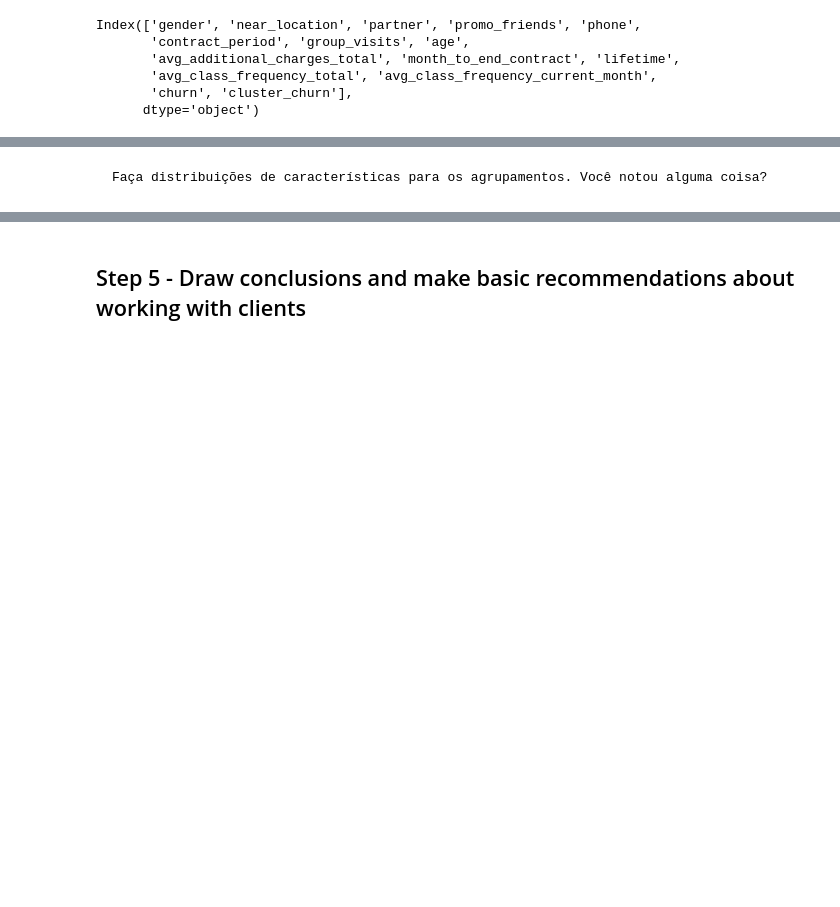
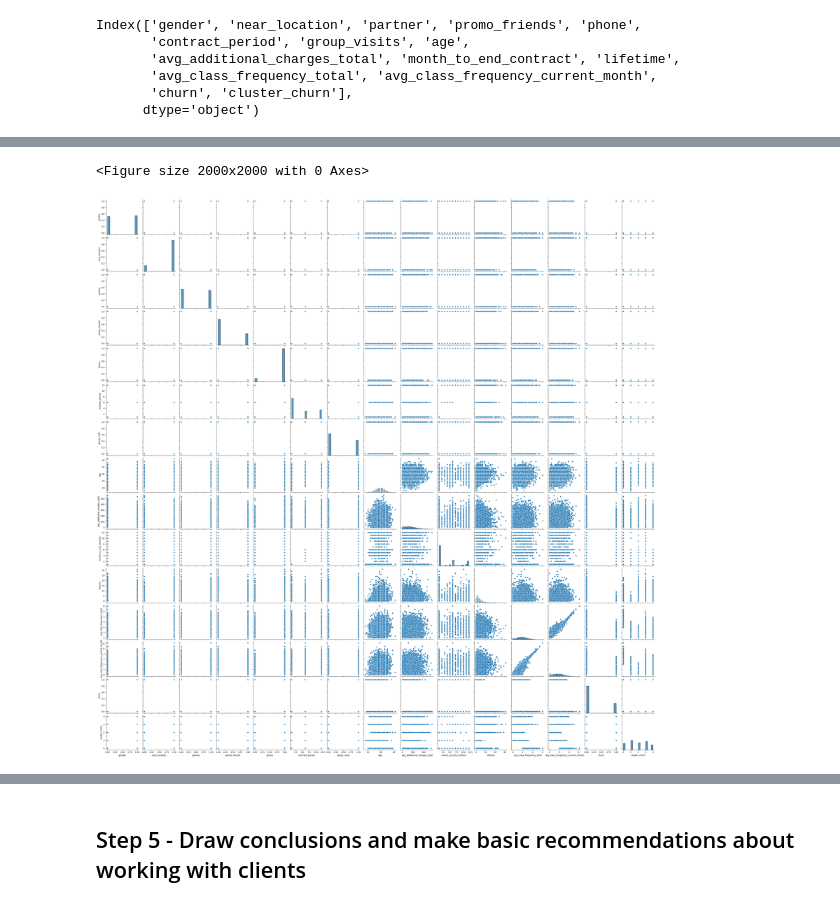
Before and after one commit to renanpan/Rotatividade_de_clientes_com_ML, a Jupyter notebook: sprint_12_project.ipynb, the cells around one changed output, grey strips where cells are left out. Drawn from its saved outputs; the diff is of its cells as text; code cells hidden in the pictures; blank space fills up the shorter version.

```diff
--- a/sprint_12_project.ipynb
+++ b/sprint_12_project.ipynb
@@ -473,2 +471,9 @@ show_clusters_on_plot(gym_churn,'lifetime','age','cluster_churn')
-# %% [markdown]
-    Faça distribuições de características para os agrupamentos. Você notou alguma coisa?
+# %%
+#building a pairplot to see all the results
+
+plt.figure(figsize=[20,20])
+sns.pairplot(gym_churn)
+plt.show()
+# %% [output]
+<Figure size 2000x2000 with 0 Axes>
+[figure, added]
```
Also changed, not shown: parts of 16 cells of this notebook, 1 other file.
